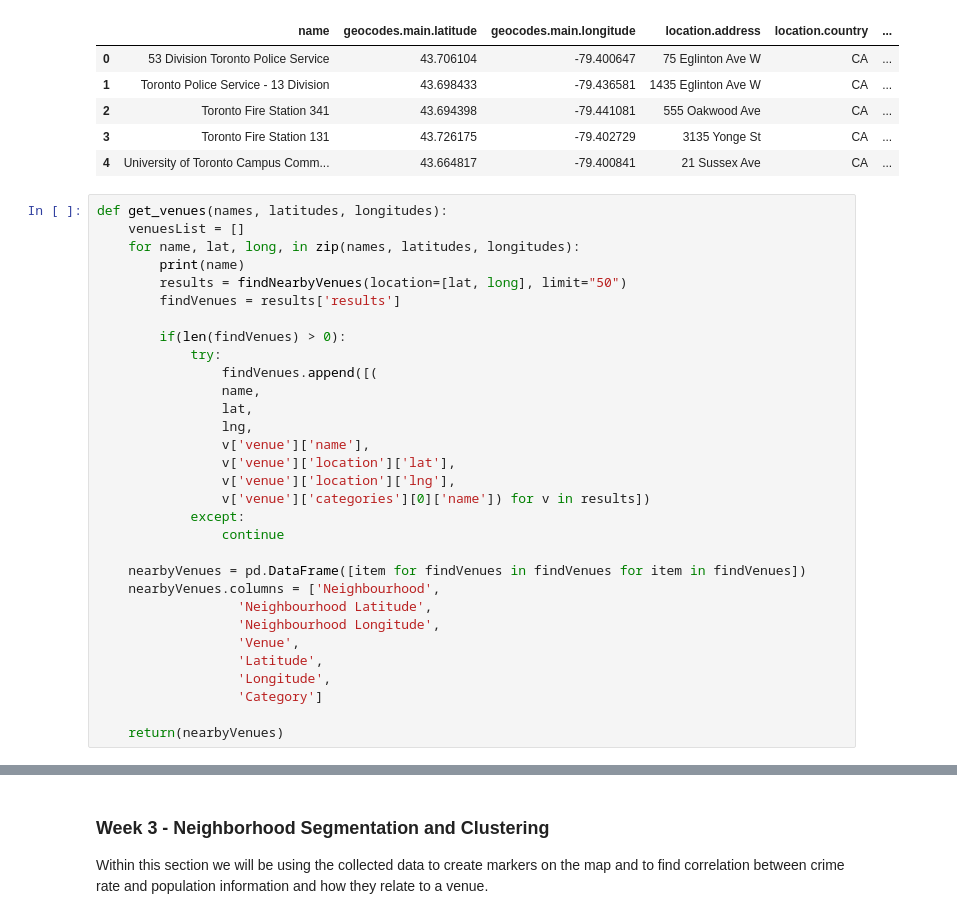
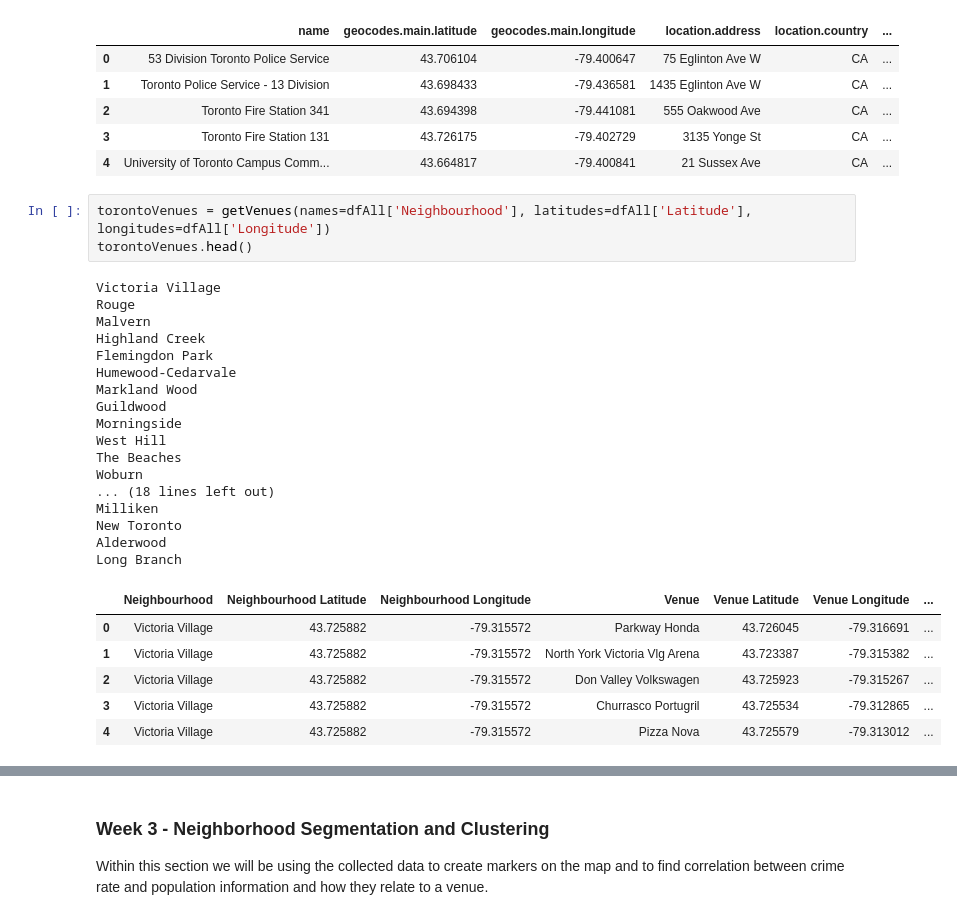
Before and after one commit to yash-patel268/Segmenting-and-Clustering-Neighborhoods-in-Toronto, a Jupyter notebook: Segmenting and Clustering Neighborhoods in Toronto.ipynb, the cells around one changed output, grey strips where cells are left out. Cells and saved outputs as stored; diff of their text form.

```diff
--- a/Segmenting and Clustering Neighborhoods in Toronto.ipynb
+++ b/Segmenting and Clustering Neighborhoods in Toronto.ipynb
@@ -238,34 +272,30 @@ dfStations.head()
 | 2 | Toronto Fire Station 341 | 43.694398 | -79.441081 | 555 Oakwood Ave | CA | ... |
 | 3 | Toronto Fire Station 131 | 43.726175 | -79.402729 | 3135 Yonge St | CA | ... |
 | 4 | University of Toronto Campus Comm... | 43.664817 | -79.400841 | 21 Sussex Ave | CA | ... |
-# %%
-def get_venues(names, latitudes, longitudes):
-    venuesList = []
-    for name, lat, long, in zip(names, latitudes, longitudes):
-        print(name)
-        results = findNearbyVenues(location=[lat, long], limit="50")
-        findVenues = results['results']
-
-        if(len(findVenues) > 0):
-            try:
-                findVenues.append([(
-                name,
-                lat,
-                lng,
-                v['venue']['name'],
-                v['venue']['location']['lat'],
-                v['venue']['location']['lng'],
-                v['venue']['categories'][0]['name']) for v in results])
-            except:
-                continue
-
-    nearbyVenues = pd.DataFrame([item for findVenues in findVenues for item in findVenues])
-    nearbyVenues.columns = ['Neighbourhood',
-                  'Neighbourhood Latitude',
-                  'Neighbourhood Longitude',
-                  'Venue',
-                  'Latitude',
-                  'Longitude',
-                  'Category']
-
-    return(nearbyVenues)
+# %%
+torontoVenues = getVenues(names=dfAll['Neighbourhood'], latitudes=dfAll['Latitude'], longitudes=dfAll['Longitude'])
+torontoVenues.head()
+# %% [output]
+Victoria Village
+Rouge
+Malvern
+Highland Creek
+Flemingdon Park
+Humewood-Cedarvale
+Markland Wood
+Guildwood
+Morningside
+West Hill
+The Beaches
+Woburn
+... (18 lines left out)
+Milliken
+New Toronto
+Alderwood
+Long Branch
+|  | Neighbourhood | Neighbourhood Latitude | Neighbourhood Longitude | Venue | Venue Latitude | Venue Longitude | ... |
+| 0 | Victoria Village | 43.725882 | -79.315572 | Parkway Honda | 43.726045 | -79.316691 | ... |
+| 1 | Victoria Village | 43.725882 | -79.315572 | North York Victoria Vlg Arena | 43.723387 | -79.315382 | ... |
+| 2 | Victoria Village | 43.725882 | -79.315572 | Don Valley Volkswagen | 43.725923 | -79.315267 | ... |
+| 3 | Victoria Village | 43.725882 | -79.315572 | Churrasco Portugril | 43.725534 | -79.312865 | ... |
+| 4 | Victoria Village | 43.725882 | -79.315572 | Pizza Nova | 43.725579 | -79.313012 | ... |
```
Also changed, not shown: parts of 12 cells of this notebook.
